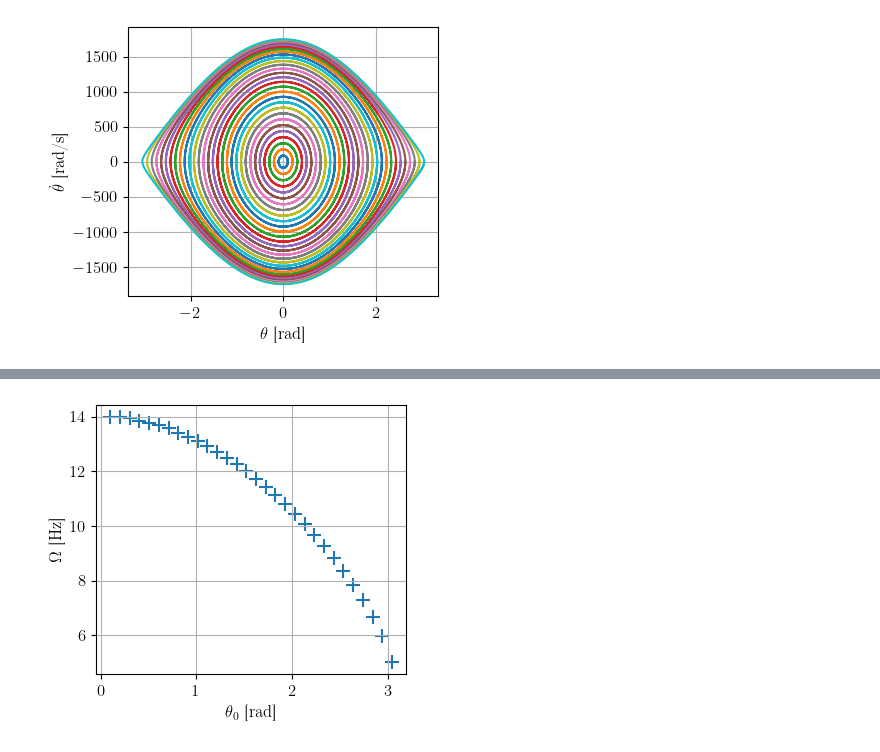
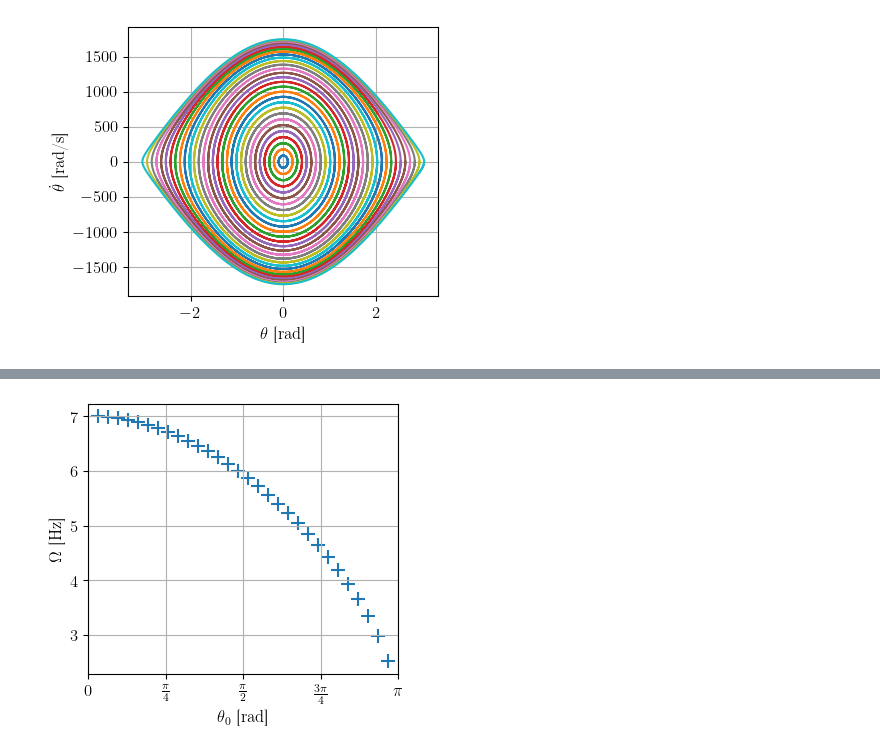
Before and after one commit to TomVdt/PhysNum, a Jupyter notebook: exercice2/analysis/analysis3aii.ipynb, the cells around one changed output, grey strips where cells are left out. Cells and saved outputs as stored; diff of their text form; code cells hidden in the pictures.

```diff
--- a/exercice2/analysis/analysis3aii.ipynb
+++ b/exercice2/analysis/analysis3aii.ipynb
@@ -48,7 +48,7 @@ def run(config_file: str, output_file: str, params: dict = {}) -> None:
     # print("Done")
 # %%
 # nsteps = np.array([*range(500, 2001, 100)])
-nsteps = np.array([2000])
+nsteps = np.array([10000])
 nsimul = len(nsteps)  # Number of simulations to perform
 
 conf = {}
@@ -157,0 +146,23 @@ plt.grid()
+# %%
+colors = mpl.colormaps['Blues'](np.linspace(0.2, 1, len(all_data)))
+for i, (params, data) in enumerate(all_data.values()):
+    if i%6 != 0 and i != len(all_data)-1:
+        continue
+    t, theta, thetadot = data[:,0], data[:,1], data[:,2]
+    plt.plot(t, theta, label=f"$\\theta_0 \\approx {params['theta0']:.2f}$", c=colors[i])
+
+# plt.axis('equal')
+plt.xlabel(r'$t$ [s]')
+plt.ylabel(r'$\theta$ [rad]')
+plt.ylim(-np.pi-0.3, np.pi+1.6)
+
+ticks = np.arange(-np.pi, np.pi+0.1, np.pi/2)
+labels = [
+    r'$-\pi$', r'$-\frac{\pi}{2}$',
+    r'$0$', r'$\frac{\pi}{2}$', r'$\pi$',
+]
+plt.yticks(ticks, labels)
+
+plt.legend(ncols=3, handlelength=0.7)
+plt.grid()
+plt.savefig(export_path + "oscillations_trajectory.pdf")
@@ -161,6 +174,7 @@ periods = np.zeros(len(all_params))
 for i, (params, data) in enumerate(all_data.values()):
     t, theta, thetadot = data[:,0], data[:,1], data[:,2]
     # Index of where thetadot change sign
-    changes = np.where(theta[:-1] * theta[1:] < 0 )[0] +1
-    total_periods = len(changes)
-    periods[i] = t[changes[1]] - t[changes[0]]
+    changes = np.where(thetadot[:-1] * thetadot[1:] < 0 )[0] +1
+    total_period = t[changes[1]] - t[0]
+    periods[i] = total_period
+    print(total_period)
@@ -174,7 +206,14 @@ plt.grid()
 # %%
 plt.scatter(params_variations['theta0'], 2*np.pi/periods)
 plt.xlabel(r'$\theta_0$ [rad]')
 plt.ylabel(r'$\Omega$ [Hz]')
+plt.xlim(0, np.pi)
+ticks = np.arange(0, np.pi+0.1, np.pi/4)
+labels = [
+    r'$0$', r'$\frac{\pi}{4}$', r'$\frac{\pi}{2}$', r'$\frac{3\pi}{4}$', r'$\pi$',
+]
+plt.xticks(ticks, labels)
 plt.grid()
+plt.savefig(export_path + "angular_frequency.pdf")
 # %% [output]
-[figure, old version]
+[figure, new version]
```
Also changed, not shown: parts of 5 cells of this notebook.
